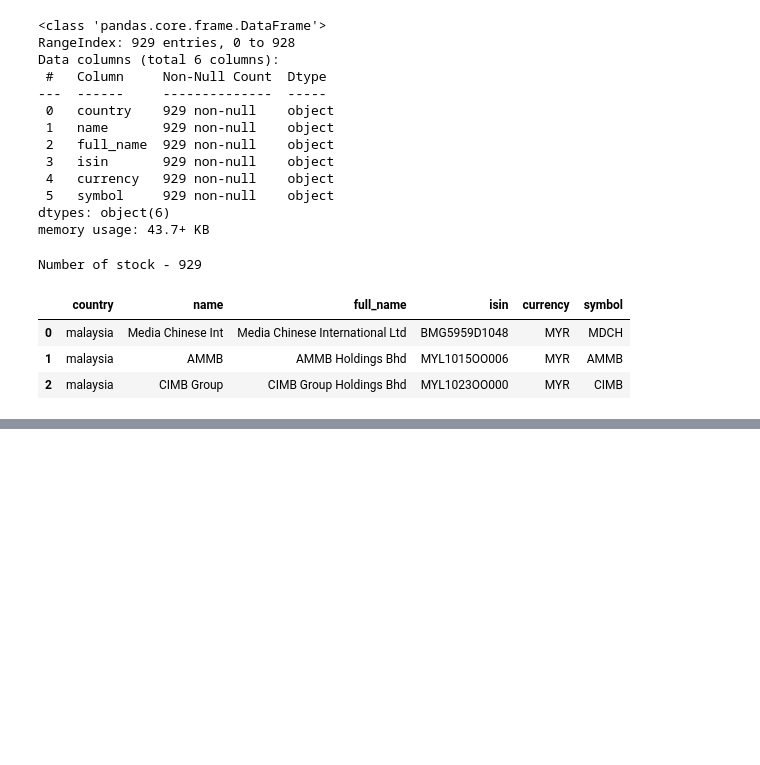
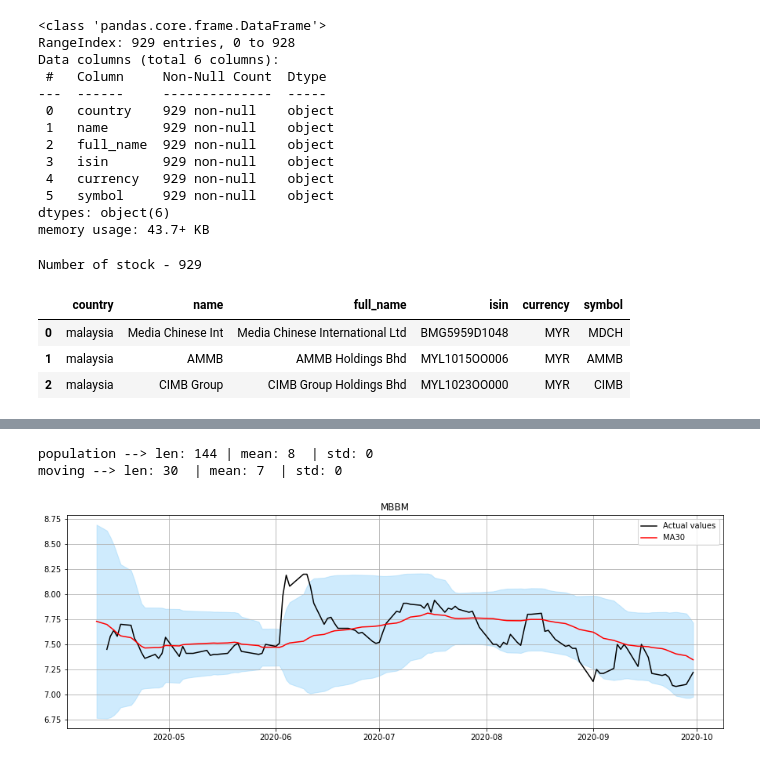
Before and after one commit to mengwangk/investor, a Jupyter notebook: experiment/science/nbdev/nbs/101_data.load.finance.forecast.ipynb, the cells around one changed output, grey strips where cells are left out. Drawn from its saved outputs; the diff is of its cells as text; code cells hidden in the pictures; blank space fills up the shorter version.

```diff
--- a/experiment/science/nbdev/nbs/101_data.load.finance.forecast.ipynb
+++ b/experiment/science/nbdev/nbs/101_data.load.finance.forecast.ipynb
@@ -115,0 +114,11 @@ START_DATE = datetime.strptime('1-3-2020', '%d-%m-%Y')
+# %%
+FROM_DATE = '1/3/2020'
+
+#TO_DATE = datetime.strftime(date.today(), '%d/%m/%Y')
+TO_DATE="30/9/2020"
+
+TEST_DATE = "2020-09-01"
+
+TEST_STOCK_CODE="MBBM"
+
+print(FROM_DATE, TO_DATE)
@@ -116,7 +127,8 @@ START_DATE = datetime.strptime('1-3-2020', '%d-%m-%Y')
 # %%
-df = investpy.get_stock_historical_data(stock='MDCH',
+df = investpy.get_stock_historical_data(stock=TEST_STOCK_CODE,
                                         country=COUNTRY,
-                                        from_date='01/01/2020',
-                                        to_date='11/11/2020')
-print(df.tail())
+                                        from_date=FROM_DATE,
+                                        to_date=TO_DATE)
+df.reset_index(inplace=True)
+df.tail()
 # %% [output]
@@ -129,0 +141,7 @@ Date
+# %%
+ts = df[['Date','Close']].copy()
+ts.rename(columns={'Date': 'ds', 'Close': 'y'}, inplace=True)
+ts.set_index(['ds'], inplace=True)
+ts = ts['y']
+ts.name = TEST_STOCK_CODE
+ts
@@ -129,0 +162,11 @@ Date
+# %%
+print("population --> len:", len(ts), "| mean:", round(ts.mean()), " | std:", round(ts.std()))
+w = 30
+print("moving --> len:", w, " | mean:", round(ts.ewm(span=w).mean()[-1]), " | std:", round(ts.ewm(span=w).std()[-1]))
+# %% [output]
+population --> len: 144 | mean: 8  | std: 0
+moving --> len: 30  | mean: 7  | std: 0
+# %%
+plot_ts(ts, plot_ma=True, plot_intervals=True, window=w, figsize=(15,5))
+# %% [output]
+[figure, added]
```
Also changed, not shown: parts of 19 cells of this notebook.
